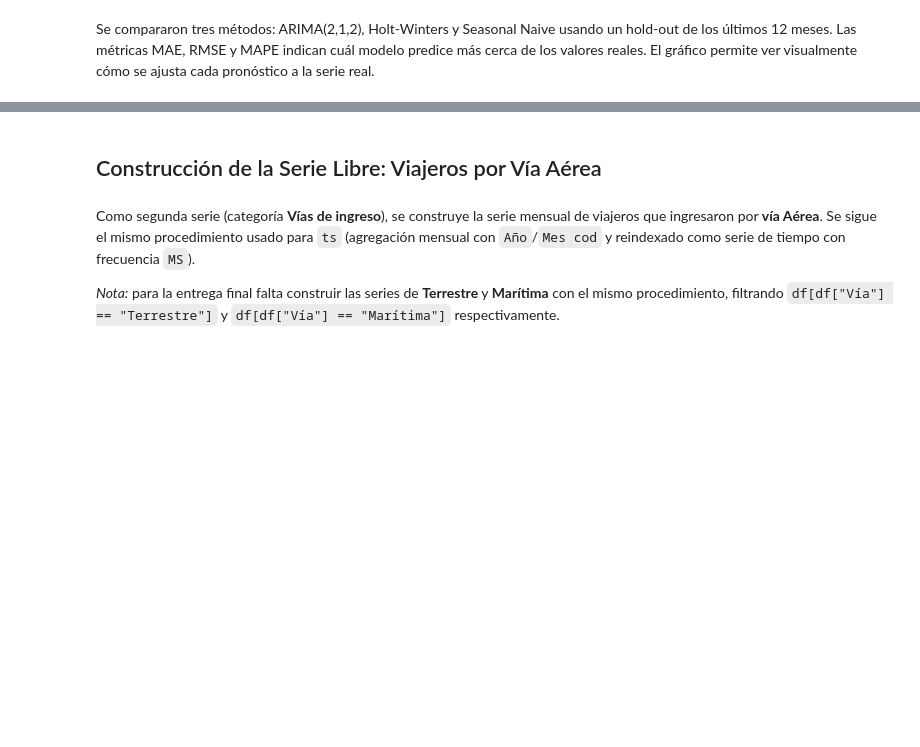
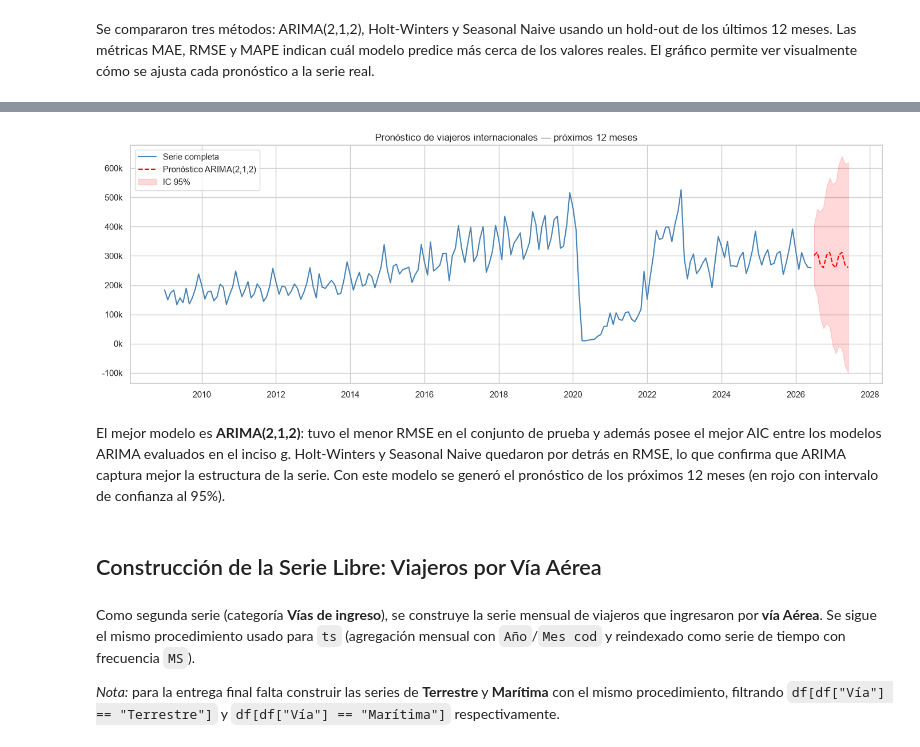
Before and after one commit to Ikeel04/Labs-DS, a Jupyter notebook: lab1_series_tiempo.ipynb, the cells around one changed output, grey strips where cells are left out. Cells and saved outputs as stored; diff of their text form; code cells hidden in the pictures; blank space fills up the shorter version.

```diff
--- a/lab1_series_tiempo.ipynb
+++ b/lab1_series_tiempo.ipynb
@@ -489,3 +517,25 @@ Se compararon tres métodos: ARIMA(2,1,2), Holt-Winters y Seasonal Naive usando
+# %%
+# Pronóstico 12 meses con ARIMA(2,1,2)
+mejor_modelo = ARIMA(ts, order=(2,1,2)).fit()
+forecast = mejor_modelo.get_forecast(steps=12)
+fc_mean = forecast.predicted_mean
+fc_ci = forecast.conf_int()
+
+fig, ax = plt.subplots(figsize=(14, 5))
+ax.plot(ts.index, ts.values, label="Serie completa", color="steelblue")
+ax.plot(fc_mean.index, fc_mean.values, label="Pronóstico ARIMA(2,1,2)", color="red", linestyle="--")
+ax.fill_between(fc_ci.index, fc_ci.iloc[:, 0], fc_ci.iloc[:, 1],
+                color="red", alpha=0.15, label="IC 95%")
+ax.legend()
+ax.set_title("Pronóstico de viajeros internacionales — próximos 12 meses")
+ax.yaxis.set_major_formatter(mticker.FuncFormatter(lambda x, _: f"{x/1000:.0f}k"))
+plt.tight_layout()
+plt.savefig(os.path.join(FIGS, "jk_pronostico.png"), dpi=150, bbox_inches="tight")
+plt.show()
+# %% [output]
+[figure, added]
+# %% [markdown]
+El mejor modelo es **ARIMA(2,1,2)**: tuvo el menor RMSE en el conjunto de prueba y además posee el mejor AIC entre los modelos ARIMA evaluados en el inciso g. Holt-Winters y Seasonal Naive quedaron por detrás en RMSE, lo que confirma que ARIMA captura mejor la estructura de la serie. Con este modelo se generó el pronóstico de los próximos 12 meses (en rojo con intervalo de confianza al 95%).
 # %% [markdown]
 ## Construcción de la Serie Libre: Viajeros por Vía Aérea
 # %% [markdown]
```
Also changed, not shown: parts of 8 cells of this notebook, 2 other files.
